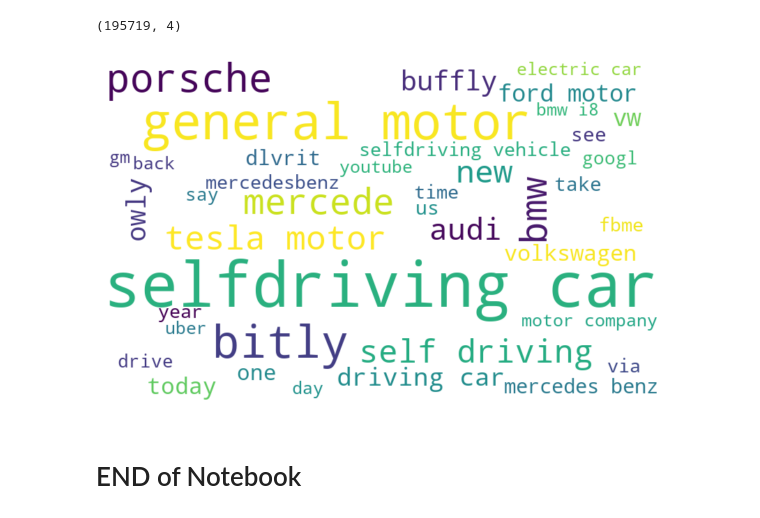
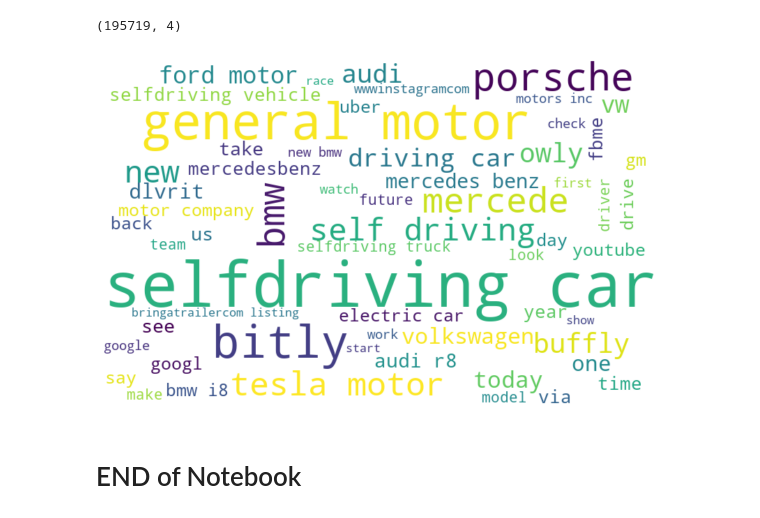
Before and after one commit to HassanSherwani/Natural-Language-Processing-II-, a Jupyter notebook: 16.Sentiment_Analyses(2)/9.WordCloud.ipynb, the cells around one changed output. Drawn from its saved outputs; the diff is of its cells as text; code cells hidden in the pictures.

Commit message:
wordcloud_full

```diff
--- a/16.Sentiment_Analyses(2)/9.WordCloud.ipynb
+++ b/16.Sentiment_Analyses(2)/9.WordCloud.ipynb
@@ -146,7 +146,7 @@ stop_words = stop_words.union(new_words)
 REPLACE_BY_SPACE_RE = re.compile('[/(){}\[\]\|@,;#]')
 BAD_SYMBOLS_RE = re.compile('[^0-9a-z +_]')
 STOPWORDS = stopwords.words('english')
-STOPWORDS.extend(['rt', 'http', 'https','r8','pictwittercom','ifttt']) # extend stopwords; rt means re-tweet
+STOPWORDS.extend(['rt', 'http', 'https','pictwittercom','ifttt']) # extend stopwords; rt means re-tweet
 STOPWORDS = set(STOPWORDS)
 
 def text_prepare(text):
@@ -312,13 +306,13 @@ n.shape
 (195719, 4)
 # %%
 all_words = ' '.join([text for text in n['cleaned']])
-wordcloud = WordCloud(max_words= 40,width=800, height=500,background_color='white', random_state=21, max_font_size=110).generate(all_words)
+wordcloud = WordCloud(max_words= 60,width=800, height=500,background_color='white', random_state=21, max_font_size=110).generate(all_words)
 
 plt.figure(figsize=(10, 7))
 plt.imshow(wordcloud, interpolation="bilinear")
 plt.axis('off')
 plt.show()
 # %% [output]
-[figure, old version]
+[figure, new version]
 # %% [markdown]
 # END of Notebook
```
Also changed, not shown: parts of 6 cells of this notebook.
